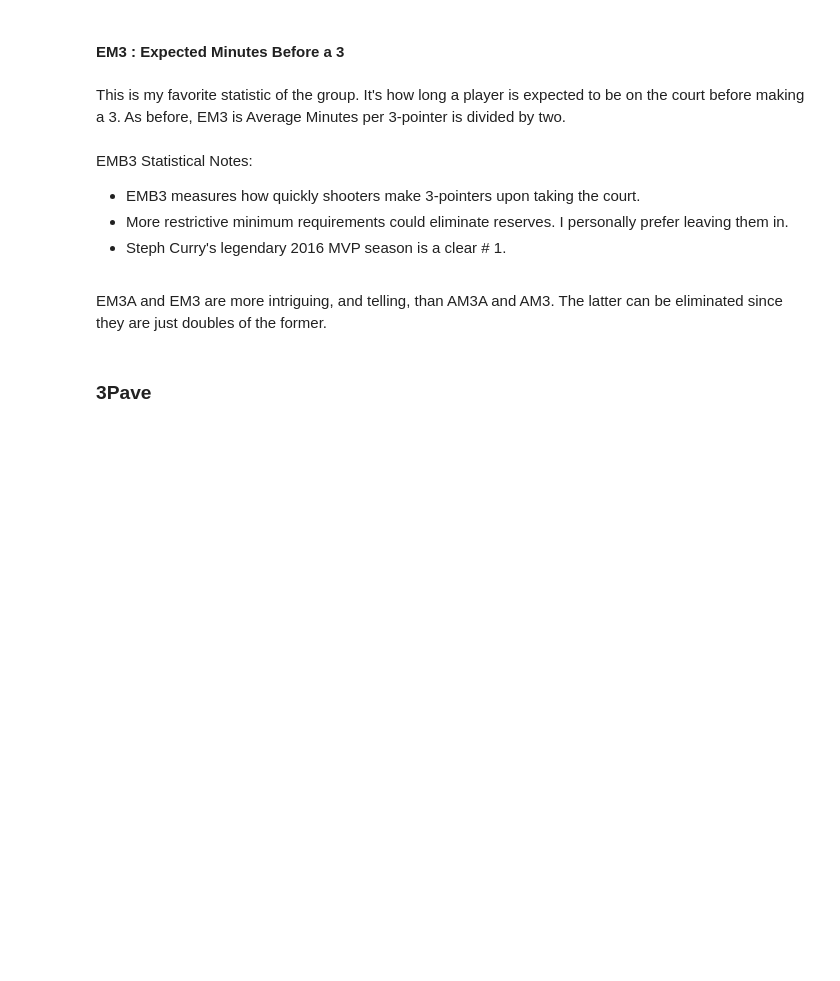
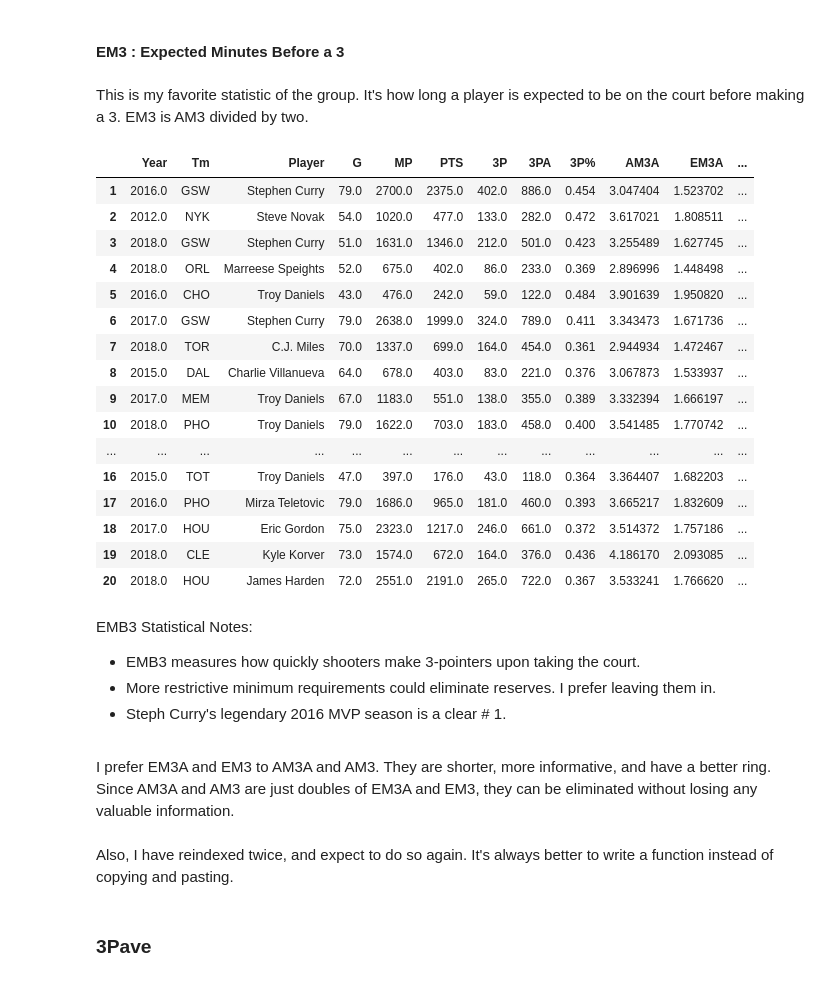
Before and after one commit to coreyjwade/3-Point_Net_Gain, a Jupyter notebook: NBA_3-point_Stats.py.ipynb, the cells around one changed output. Saved outputs shown, nothing was run; the diff lists cells and outputs as text; code cells hidden in the pictures; blank space fills up the shorter version.

Commit message:
add reindex function, edit

```diff
--- a/NBA_3-point_Stats.py.ipynb
+++ b/NBA_3-point_Stats.py.ipynb
@@ -229,25 +452,51 @@ tp.tail()
 # %% [markdown]
 #### EM3 : Expected Minutes Before a 3
 # %% [markdown]
-This is my favorite statistic of the group. It's how long a player is expected to be on the court before making a 3. As before, EM3 is Average Minutes per 3-pointer is divided by two.
+This is my favorite statistic of the group. It's how long a player is expected to be on the court before making a 3. EM3 is AM3 divided by two.
 # %%
-# Define new column, EM3P: Expected Minutes before 3-pointer
+# Define EM3, Expected Minutes before 3-pointer
 tp['EM3'] = tp['AM3'] / 2
 
-# Dort dataframe by new category
+# Sort DataFrame by new category
 tp_EM3 = tp.sort_values('EM3', ascending=True)
+
+# Reset index
+tp_EM3 = tp_EM3.reset_index(drop=True)
+
+# Start index at 1 instead of 0
+tp_EM3.index = tp_EM3.index + 1
 
 # Display top twenty seasons of all-time
 tp_EM3.head(20)
+# %% [output]
+|  | Year | Tm | Player | G | MP | PTS | 3P | 3PA | 3P% | AM3A | EM3A | ... |
+| 1 | 2016.0 | GSW | Stephen Curry | 79.0 | 2700.0 | 2375.0 | 402.0 | 886.0 | 0.454 | 3.047404 | 1.523702 | ... |
+| 2 | 2012.0 | NYK | Steve Novak | 54.0 | 1020.0 | 477.0 | 133.0 | 282.0 | 0.472 | 3.617021 | 1.808511 | ... |
+| 3 | 2018.0 | GSW | Stephen Curry | 51.0 | 1631.0 | 1346.0 | 212.0 | 501.0 | 0.423 | 3.255489 | 1.627745 | ... |
+| 4 | 2018.0 | ORL | Marreese Speights | 52.0 | 675.0 | 402.0 | 86.0 | 233.0 | 0.369 | 2.896996 | 1.448498 | ... |
+| 5 | 2016.0 | CHO | Troy Daniels | 43.0 | 476.0 | 242.0 | 59.0 | 122.0 | 0.484 | 3.901639 | 1.950820 | ... |
+| 6 | 2017.0 | GSW | Stephen Curry | 79.0 | 2638.0 | 1999.0 | 324.0 | 789.0 | 0.411 | 3.343473 | 1.671736 | ... |
+| 7 | 2018.0 | TOR | C.J. Miles | 70.0 | 1337.0 | 699.0 | 164.0 | 454.0 | 0.361 | 2.944934 | 1.472467 | ... |
+| 8 | 2015.0 | DAL | Charlie Villanueva | 64.0 | 678.0 | 403.0 | 83.0 | 221.0 | 0.376 | 3.067873 | 1.533937 | ... |
+| 9 | 2017.0 | MEM | Troy Daniels | 67.0 | 1183.0 | 551.0 | 138.0 | 355.0 | 0.389 | 3.332394 | 1.666197 | ... |
+| 10 | 2018.0 | PHO | Troy Daniels | 79.0 | 1622.0 | 703.0 | 183.0 | 458.0 | 0.400 | 3.541485 | 1.770742 | ... |
+| ... | ... | ... | ... | ... | ... | ... | ... | ... | ... | ... | ... | ... |
+| 16 | 2015.0 | TOT | Troy Daniels | 47.0 | 397.0 | 176.0 | 43.0 | 118.0 | 0.364 | 3.364407 | 1.682203 | ... |
+| 17 | 2016.0 | PHO | Mirza Teletovic | 79.0 | 1686.0 | 965.0 | 181.0 | 460.0 | 0.393 | 3.665217 | 1.832609 | ... |
+| 18 | 2017.0 | HOU | Eric Gordon | 75.0 | 2323.0 | 1217.0 | 246.0 | 661.0 | 0.372 | 3.514372 | 1.757186 | ... |
+| 19 | 2018.0 | CLE | Kyle Korver | 73.0 | 1574.0 | 672.0 | 164.0 | 376.0 | 0.436 | 4.186170 | 2.093085 | ... |
+| 20 | 2018.0 | HOU | James Harden | 72.0 | 2551.0 | 2191.0 | 265.0 | 722.0 | 0.367 | 3.533241 | 1.766620 | ... |
 # %% [markdown]
 EMB3 Statistical Notes:<ul>
     <li> EMB3 measures how quickly shooters make 3-pointers upon taking the court.</li>
-    <li> More restrictive minimum requirements could eliminate reserves. I personally prefer leaving them in. </li>
+    <li> More restrictive minimum requirements could eliminate reserves. I prefer leaving them in. </li>
      <li> Steph Curry's legendary 2016 MVP season is a clear # 1. </li>
     </ul>
-# %% [markdown]
-EM3A and EM3 are more intriguing, and telling, than AM3A and AM3. The latter can be eliminated since they are just doubles of the former.
+# %% [markdown]
+I prefer EM3A and EM3 to AM3A and AM3. They are shorter, more informative, and have a better ring. Since AM3A and AM3 are just doubles of EM3A and EM3, they can be eliminated without losing any valuable information.
 # %%
 # Delete extraneous columns
 del tp['AM3A']
 del tp['AM3']
+# %% [markdown]
+Also, I have reindexed twice, and expect to do so again. It's always better to write a function instead of copying and pasting.
```
Also changed, not shown: parts of 59 cells of this notebook.
